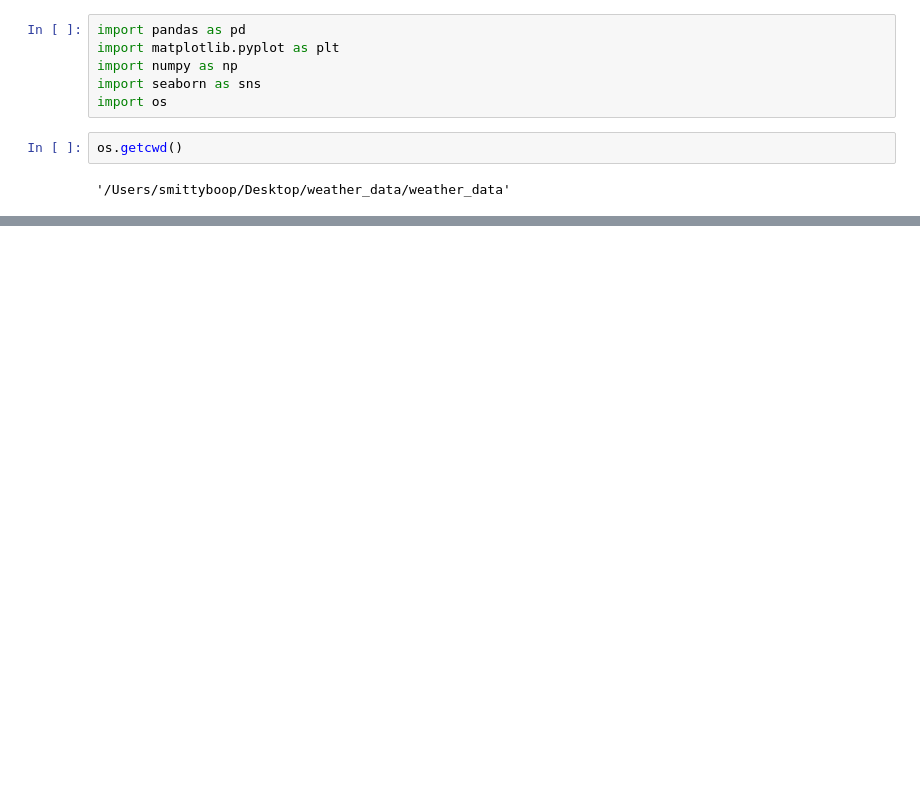
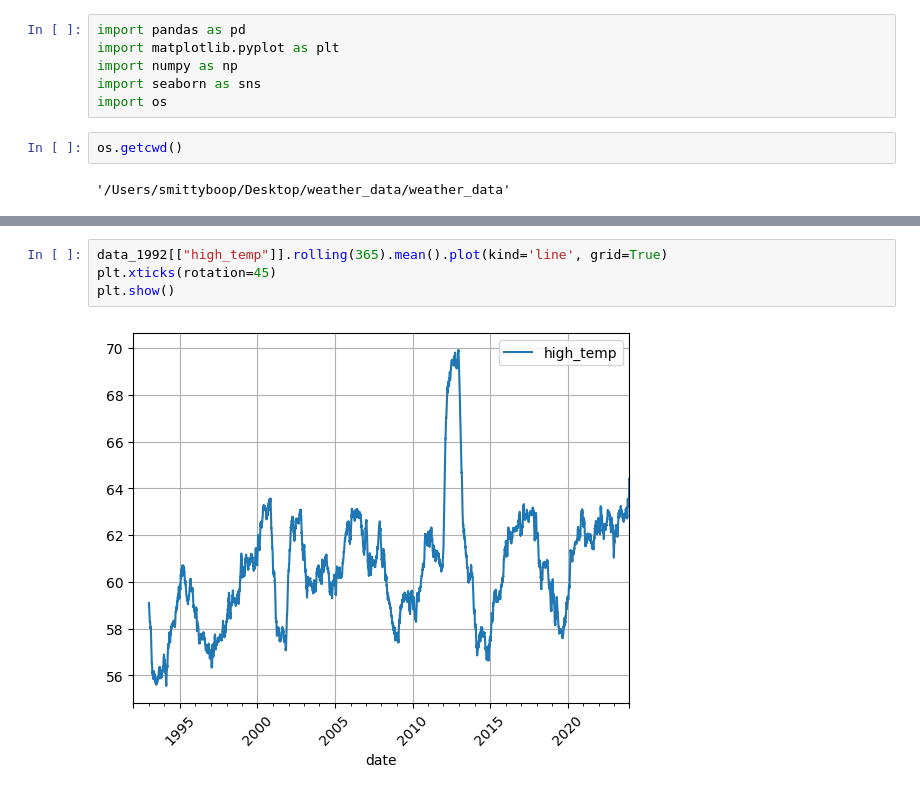
Before and after one commit to SmittyB00p/weather_data, a Jupyter notebook: weather.ipynb, the cells around one changed output, grey strips where cells are left out. Cells and saved outputs as stored; diff of their text form; blank space fills up the shorter version.

```diff
--- a/weather.ipynb
+++ b/weather.ipynb
@@ -19,0 +145,6 @@ FileNotFoundError: [Errno 2] No such file or directory: '/data/weather_data_full
+# %%
+data_1992[["high_temp"]].rolling(365).mean().plot(kind='line', grid=True)
+plt.xticks(rotation=45)
+plt.show()
+# %% [output]
+[figure, added]
```
Also changed, not shown: parts of 42 cells of this notebook, 1 other file.
